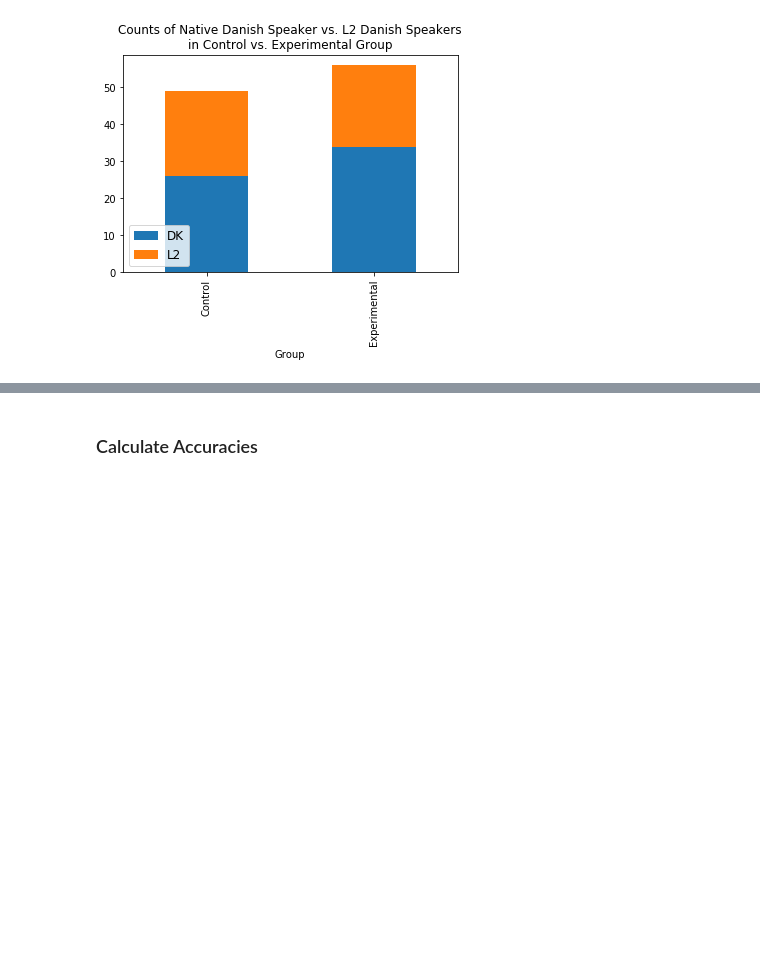
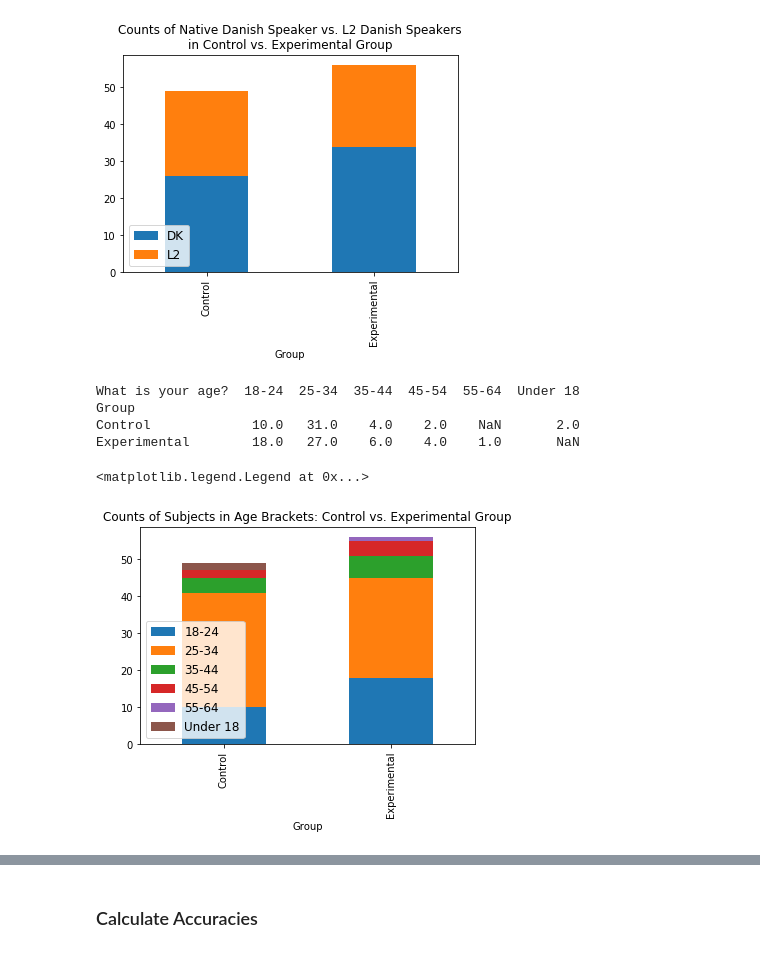
Before and after one commit to sallyi/cog-sci-2-exam, a Jupyter notebook: analyze_survey_results.ipynb, the cells around one changed output, grey strips where cells are left out. Drawn from its saved outputs; the diff is of its cells as text; code cells hidden in the pictures; blank space fills up the shorter version.

```diff
--- a/analyze_survey_results.ipynb
+++ b/analyze_survey_results.ipynb
@@ -251,3 +262,16 @@ Control       26  23
 Experimental  34  22
 <matplotlib.legend.Legend at 0x...>
 [figure]
+# %%
+ax = df.groupby(['Group','What is your age?'])['Please pick a color'].count()
+print (ax.unstack())
+
+ax = ax.unstack().plot.bar(stacked=True, title='Counts of Subjects in Age Brackets: Control vs. Experimental Group')
+ax.legend(loc=3, fontsize=12)
+# %% [output]
+What is your age?  18-24  25-34  35-44  45-54  55-64  Under 18
+Group
+Control             10.0   31.0    4.0    2.0    NaN       2.0
+Experimental        18.0   27.0    6.0    4.0    1.0       NaN
+<matplotlib.legend.Legend at 0x...>
+[figure, added]
```
Also changed, not shown: parts of 20 cells of this notebook.
